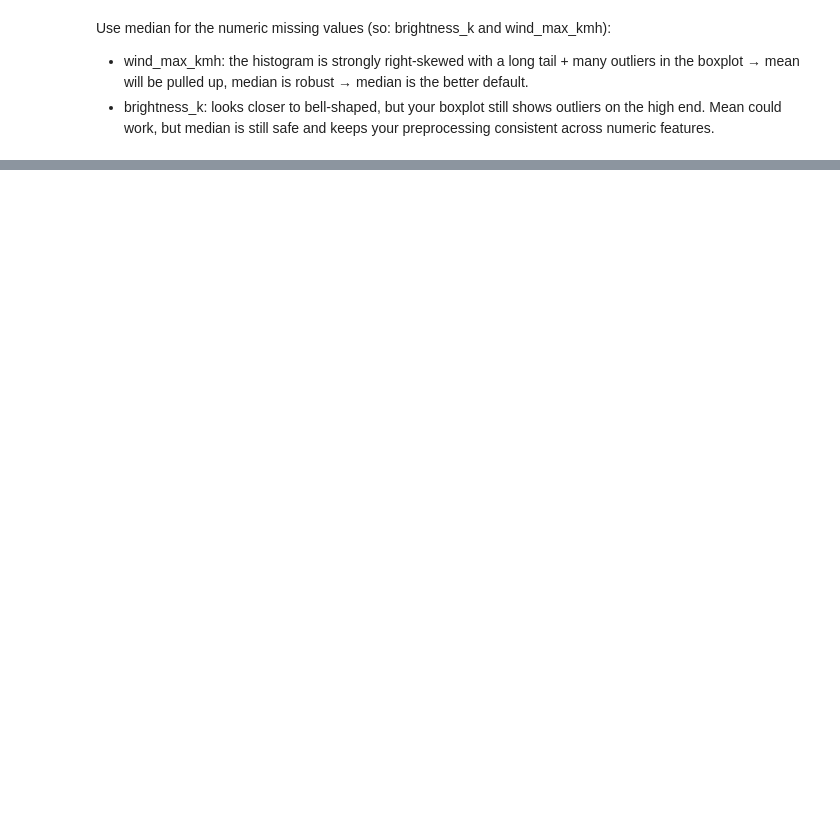
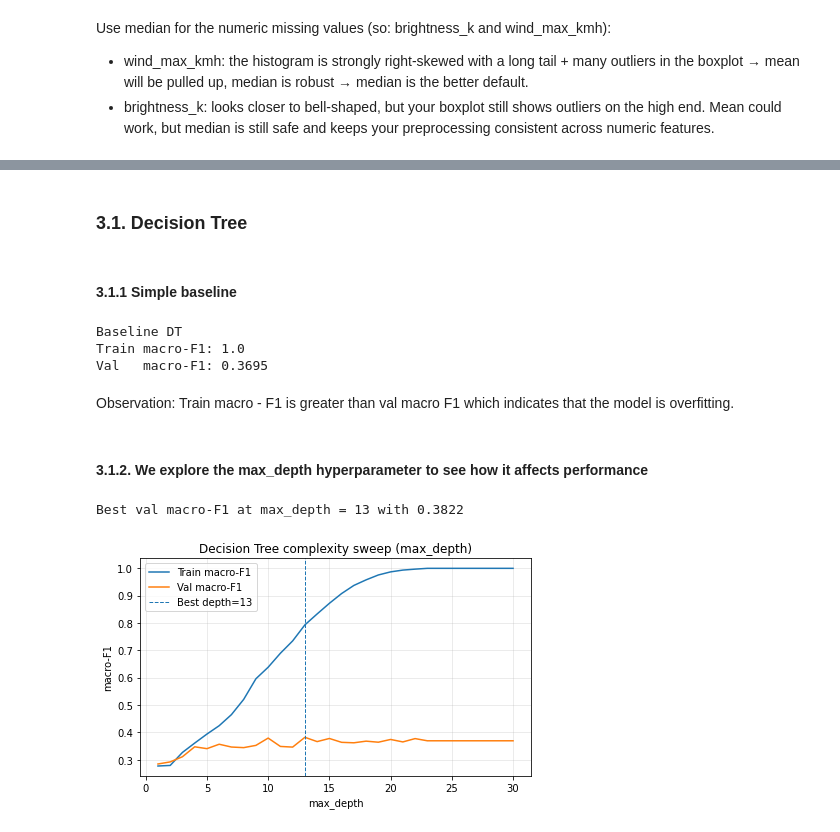
Before and after one commit to HieuTong/wildfires_classification, a Jupyter notebook: assignment2.ipynb, the cells around one changed output, grey strips where cells are left out. Cells and saved outputs as stored; diff of their text form; code cells hidden in the pictures; blank space fills up the shorter version.

```diff
--- a/assignment2.ipynb
+++ b/assignment2.ipynb
@@ -293,0 +401,6 @@ Test NaNs : {'brightness_k': 0, 'wind_max_kmh': 0}
+# %%
+# Feature engineering
+X_train = make_features(X_train_raw)
+X_val   = make_features(X_val_raw)
+X_test  = make_features(X_test_raw)
+X_submit = make_features(df_test)
@@ -391,0 +449,54 @@ model = MLP(input_dim, hidden_dim=64, output_dim=4)
+# %% [markdown]
+### 3.1. Decision Tree
+# %% [markdown]
+#### 3.1.1 Simple baseline
+# %%
+
+dt_base = DecisionTreeClassifier(random_state=RANDOM_STATE)
+dt_base.fit(X_train_oh, y_train)
+
+yhat_train = dt_base.predict(X_train_oh)
+yhat_val   = dt_base.predict(X_val_oh)
+
+f1_train = f1_score(y_train, yhat_train, average="macro")
+f1_val   = f1_score(y_val,   yhat_val,   average="macro")
+
+print("Baseline DT")
+print("Train macro-F1:", round(f1_train, 4))
+print("Val   macro-F1:", round(f1_val, 4))
+# %% [output]
+Baseline DT
+Train macro-F1: 1.0
+Val   macro-F1: 0.3695
+# %% [markdown]
+Observation: Train macro - F1 is greater than val macro F1 which indicates that the model is overfitting.
+# %% [markdown]
+#### 3.1.2. We explore the max_depth hyperparameter to see how it affects performance
+# %%
+
+depths = list(range(1, 31))
+train_f1s, val_f1s = [], []
+
+for d in depths:
+    dt = DecisionTreeClassifier(max_depth=d, random_state=RANDOM_STATE)
+    dt.fit(X_train_oh, y_train)
+
+    train_f1s.append(f1_score(y_train, dt.predict(X_train_oh), average="macro"))
+    val_f1s.append(f1_score(y_val,   dt.predict(X_val_oh),   average="macro"))
+
+best_d = depths[int(np.argmax(val_f1s))]
+print("Best val macro-F1 at max_depth =", best_d, "with", round(max(val_f1s), 4))
+
+plt.figure(figsize=(7,4))
+plt.plot(depths, train_f1s, label="Train macro-F1")
+plt.plot(depths, val_f1s, label="Val macro-F1")
+plt.axvline(best_d, linestyle="--", linewidth=1, label=f"Best depth={best_d}")
+plt.xlabel("max_depth")
+plt.ylabel("macro-F1")
+plt.title("Decision Tree complexity sweep (max_depth)")
+plt.grid(alpha=0.3)
+plt.legend()
+plt.show()
+# %% [output]
+Best val macro-F1 at max_depth = 13 with 0.3822
+[figure, added]
```
Also changed, not shown: parts of 73 cells of this notebook, 1 other file.
